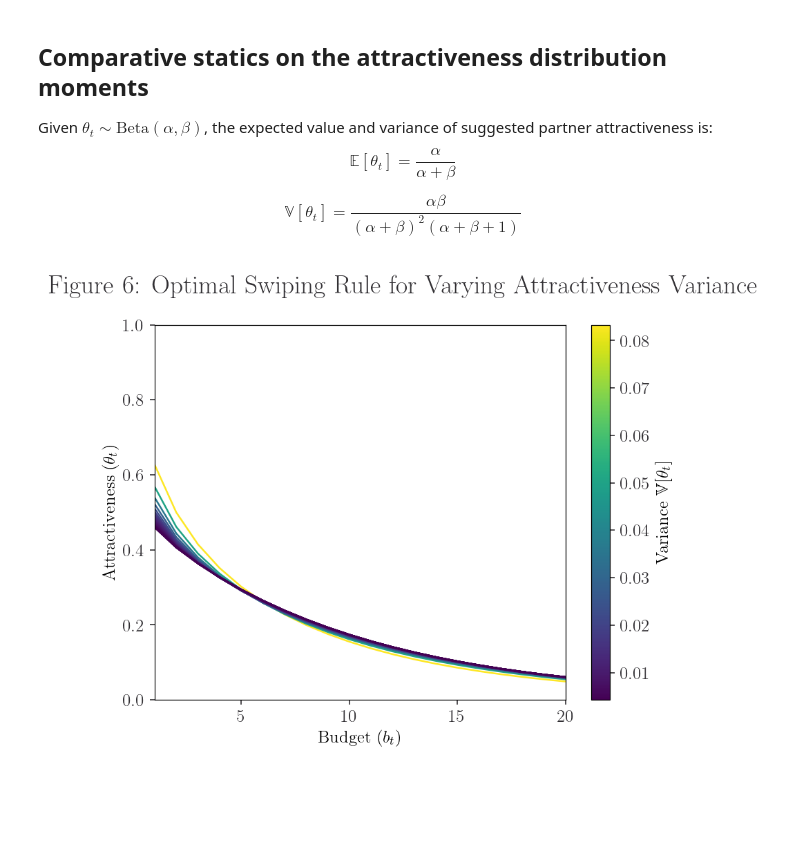
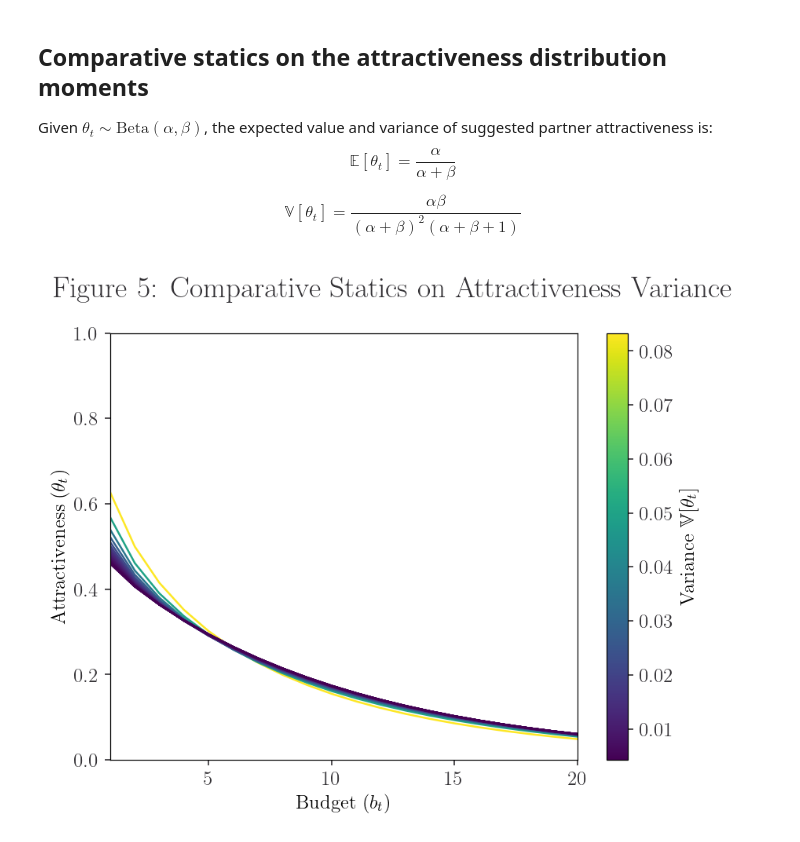
Before and after one commit to patohdzs/project-swipe, a Jupyter notebook: model-one/model-one.ipynb, the cells around one changed output. Saved outputs shown, nothing was run; the diff lists cells and outputs as text; code cells hidden in the pictures; blank space fills up the shorter version.

```diff
--- a/model-one/model-one.ipynb
+++ b/model-one/model-one.ipynb
@@ -301,30 +233,31 @@ $$
 # %%
 # Resetting exogenous parameters
 reset_exog_params()
 
 shape_vals = [(i,i) for i in range(1,30)]
 var_vals = [(a*b)/((a+b+1)*(a+b)**2)
             for a,b in shape_vals]
 
 swiping_rules = []
 
 for s in shape_vals:
     α,β = s
     θ_vals = compute_θ_vals(b0)
     swiping_rules.append(θ_vals)
 
 # Plotting swiping rules
 fig, ax = plt.subplots()
 ax.set_xlim(1,b0)
 ax.set_ylim(0,1)
 line_segments = LineCollection([np.column_stack([b_vals, θ_vals])
                                 for θ_vals in swiping_rules])
 line_segments.set_array(np.array(var_vals))
 ax.add_collection(line_segments)
 axcb = fig.colorbar(line_segments)
 axcb.set_label(r'Variance $\mathbb{V}[\theta_t]$')
-fig.suptitle('Figure 6: Optimal Swiping Rule for Varying Attractiveness Variance')
+fig.suptitle('Figure 5: Comparative Statics on Attractiveness Variance')
 ax.set(xlabel=r'Budget ($b_t$)', ylabel=r'Attractiveness ($\theta_t$)')
+plt.savefig('figures/cs-on-var.png')
 plt.show()
 # %% [output]
-[figure, old version]
+[figure, new version]
```
Also changed, not shown: parts of 10 cells of this notebook, 19 other files.
